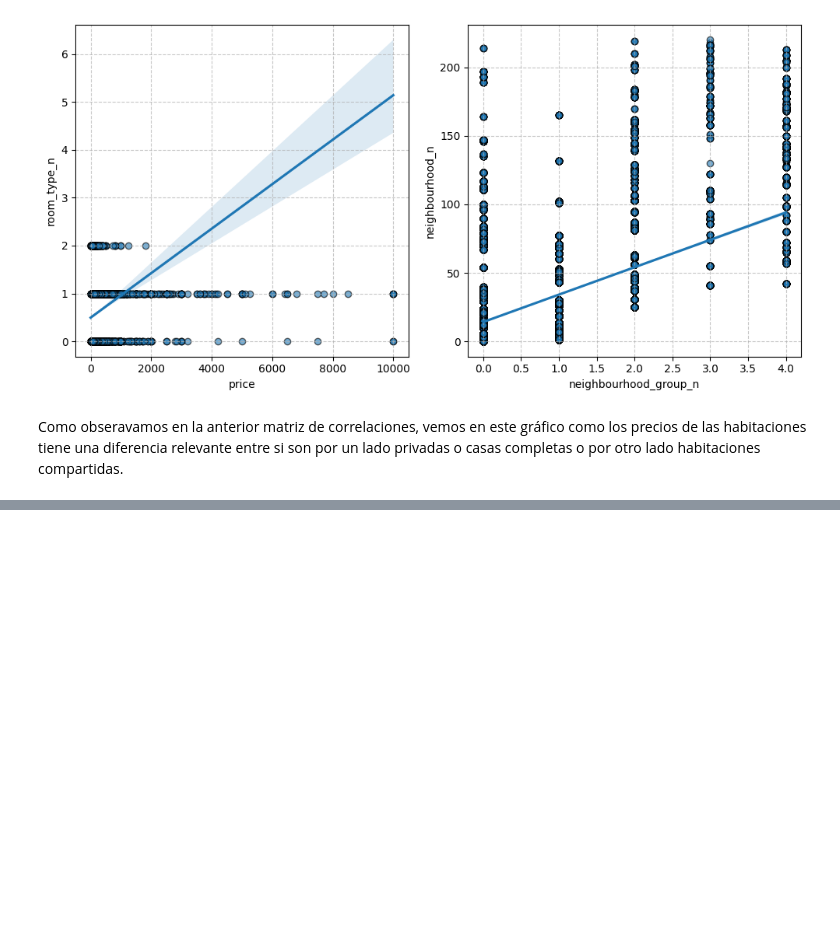
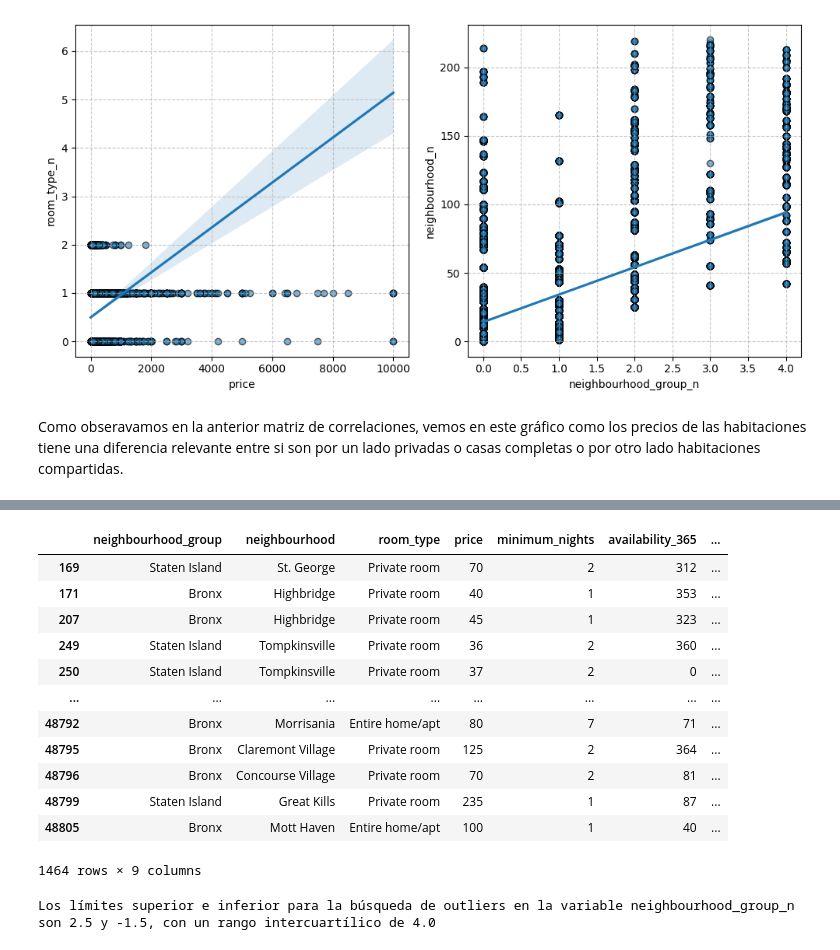
Before and after one commit to Julianmarania/Machine-learning-python-template_Project_12_Julian_Lopez, a Jupyter notebook: src/explore.ipynb, the cells around one changed output, grey strips where cells are left out. Drawn from its saved outputs; the diff is of its cells as text; code cells hidden in the pictures; blank space fills up the shorter version.

```diff
--- a/src/explore.ipynb
+++ b/src/explore.ipynb
@@ -241,0 +360,24 @@ plt.show()
+# %%
+data_limpia[data_limpia["neighbourhood_group_n"] > 2.5]
+# %% [output]
+|  | neighbourhood_group | neighbourhood | room_type | price | minimum_nights | availability_365 | ... |
+| 169 | Staten Island | St. George | Private room | 70 | 2 | 312 | ... |
+| 171 | Bronx | Highbridge | Private room | 40 | 1 | 353 | ... |
+| 207 | Bronx | Highbridge | Private room | 45 | 1 | 323 | ... |
+| 249 | Staten Island | Tompkinsville | Private room | 36 | 2 | 360 | ... |
+| 250 | Staten Island | Tompkinsville | Private room | 37 | 2 | 0 | ... |
+| ... | ... | ... | ... | ... | ... | ... | ... |
+| 48792 | Bronx | Morrisania | Entire home/apt | 80 | 7 | 71 | ... |
+| 48795 | Bronx | Claremont Village | Private room | 125 | 2 | 364 | ... |
+| 48796 | Bronx | Concourse Village | Private room | 70 | 2 | 81 | ... |
+| 48799 | Staten Island | Great Kills | Private room | 235 | 1 | 87 | ... |
+| 48805 | Bronx | Mott Haven | Entire home/apt | 100 | 1 | 40 | ... |
+1464 rows × 9 columns
+# %%
+neighbourhood_group_n_iqr = neighbourhood_group_n_stats["75%"] - neighbourhood_group_n_stats["25%"]
+upper_limit = neighbourhood_group_n_stats["75%"] + 1.5 * neighbourhood_group_n_iqr
+lower_limit = neighbourhood_group_n_stats["25%"] - 1.5 * neighbourhood_group_n_iqr
+
+print(f"Los límites superior e inferior para la búsqueda de outliers en la variable neighbourhood_group_n son {round(upper_limit, 2)} y {round(lower_limit, 2)}, con un rango intercuartílico de {round(minimum_nights_iqr, 2)}")
+# %% [output]
+Los límites superior e inferior para la búsqueda de outliers en la variable neighbourhood_group_n son 2.5 y -1.5, con un rango intercuartílico de 4.0
```
Also changed, not shown: parts of 25 cells of this notebook.
